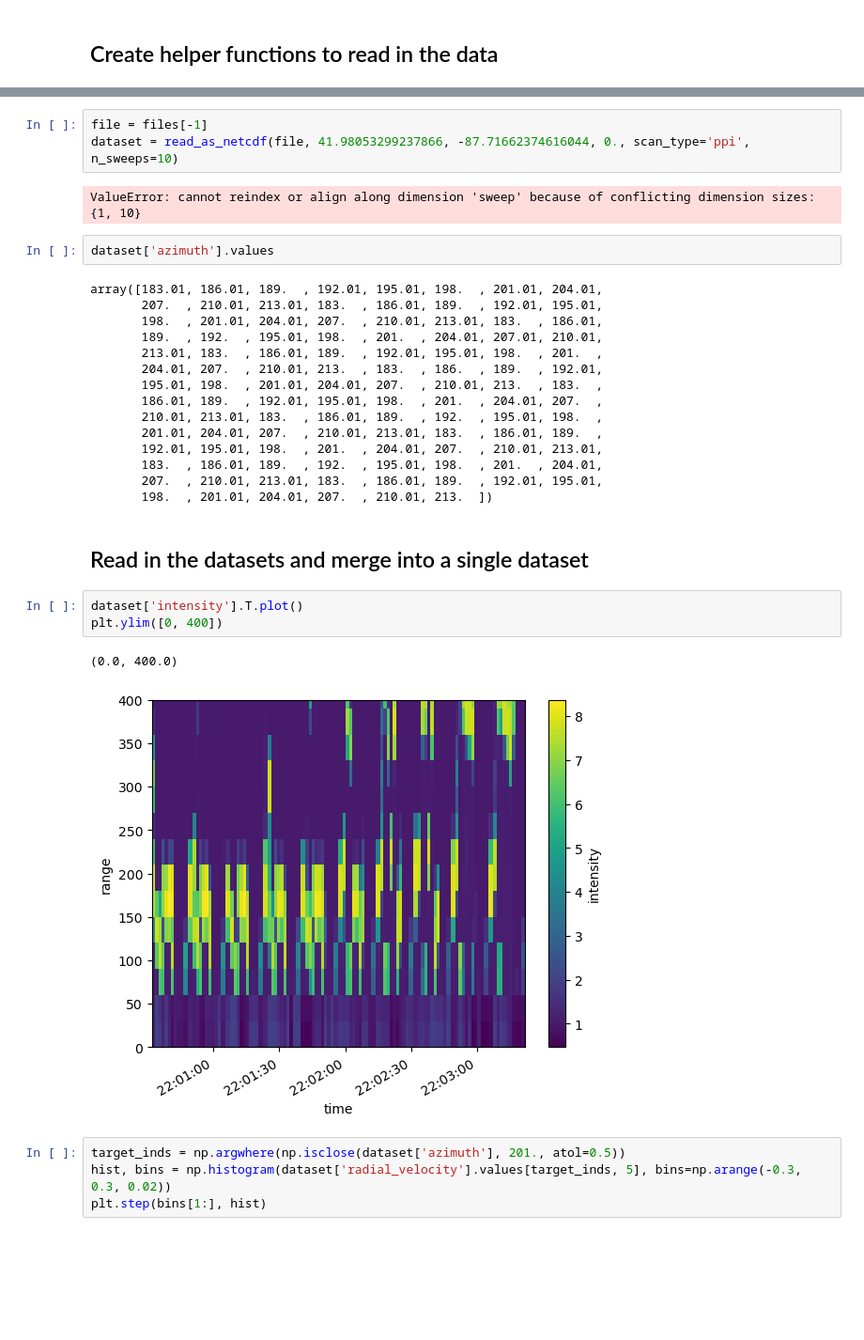
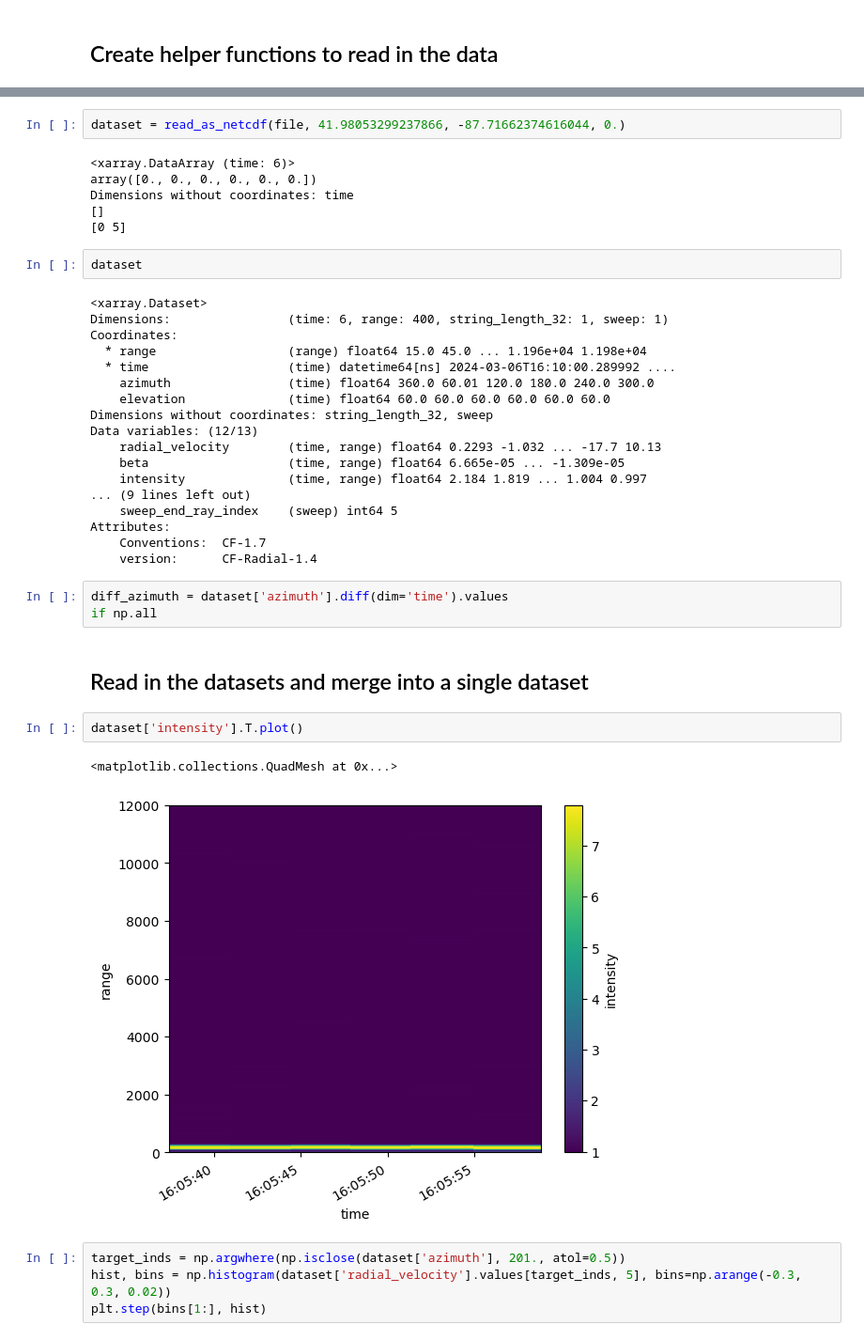
Before and after one commit to rcjackson/various_notebooks, a Jupyter notebook: read-doppler-lidar.ipynb, the cells around one changed output, grey strips where cells are left out. Shown: that part at 94% size. Cells and saved outputs as stored; diff of their text form; blank space fills up the shorter version.

```diff
--- a/read-doppler-lidar.ipynb
+++ b/read-doppler-lidar.ipynb
@@ -85,35 +136,43 @@ def read_as_netcdf(file, lat, lon, alt, scan_type='rhi', n_sweeps=1):
     ds.attrs["version"] = "CF-Radial-1.4"
     return ds
 # %%
-file = files[-1]
-dataset = read_as_netcdf(file, 41.98053299237866, -87.71662374616044, 0., scan_type='ppi', n_sweeps=10)
+dataset = read_as_netcdf(file, 41.98053299237866, -87.71662374616044, 0.)
 # %% [output]
-ValueError: cannot reindex or align along dimension 'sweep' because of conflicting dimension sizes: {1, 10}
+<xarray.DataArray (time: 6)>
+array([0., 0., 0., 0., 0., 0.])
+Dimensions without coordinates: time
+[]
+[0 5]
 # %%
-dataset['azimuth'].values
+dataset
 # %% [output]
-array([183.01, 186.01, 189.  , 192.01, 195.01, 198.  , 201.01, 204.01,
-       207.  , 210.01, 213.01, 183.  , 186.01, 189.  , 192.01, 195.01,
-       198.  , 201.01, 204.01, 207.  , 210.01, 213.01, 183.  , 186.01,
-       189.  , 192.  , 195.01, 198.  , 201.  , 204.01, 207.01, 210.01,
-       213.01, 183.  , 186.01, 189.  , 192.01, 195.01, 198.  , 201.  ,
-       204.01, 207.  , 210.01, 213.  , 183.  , 186.  , 189.  , 192.01,
-       195.01, 198.  , 201.01, 204.01, 207.  , 210.01, 213.  , 183.  ,
-       186.01, 189.  , 192.01, 195.01, 198.  , 201.  , 204.01, 207.  ,
-       210.01, 213.01, 183.  , 186.01, 189.  , 192.  , 195.01, 198.  ,
-       201.01, 204.01, 207.  , 210.01, 213.01, 183.  , 186.01, 189.  ,
-       192.01, 195.01, 198.  , 201.  , 204.01, 207.  , 210.01, 213.01,
-       183.  , 186.01, 189.  , 192.  , 195.01, 198.  , 201.  , 204.01,
-       207.  , 210.01, 213.01, 183.  , 186.01, 189.  , 192.01, 195.01,
-       198.  , 201.01, 204.01, 207.  , 210.01, 213.  ])
+<xarray.Dataset>
+Dimensions:                (time: 6, range: 400, string_length_32: 1, sweep: 1)
+Coordinates:
+  * range                  (range) float64 15.0 45.0 ... 1.196e+04 1.198e+04
+  * time                   (time) datetime64[ns] 2024-03-06T16:10:00.289992 ....
+    azimuth                (time) float64 360.0 60.01 120.0 180.0 240.0 300.0
+    elevation              (time) float64 60.0 60.0 60.0 60.0 60.0 60.0
+Dimensions without coordinates: string_length_32, sweep
+Data variables: (12/13)
+    radial_velocity        (time, range) float64 0.2293 -1.032 ... -17.7 10.13
+    beta                   (time, range) float64 6.665e-05 ... -1.309e-05
+    intensity              (time, range) float64 2.184 1.819 ... 1.004 0.997
+... (9 lines left out)
+    sweep_end_ray_index    (sweep) int64 5
+Attributes:
+    Conventions:  CF-1.7
+    version:      CF-Radial-1.4
+# %%
+diff_azimuth = dataset['azimuth'].diff(dim='time').values
+if np.all
 # %% [markdown]
 ## Read in the datasets and merge into a single dataset
 # %%
 dataset['intensity'].T.plot()
-plt.ylim([0, 400])
 # %% [output]
-(0.0, 400.0)
+<matplotlib.collections.QuadMesh at 0x...>
-[figure, old version]
+[figure, new version]
 # %%
 target_inds = np.argwhere(np.isclose(dataset['azimuth'], 201., atol=0.5))
 hist, bins = np.histogram(dataset['radial_velocity'].values[target_inds, 5], bins=np.arange(-0.3, 0.3, 0.02))
```
Also changed, not shown: parts of 3 cells of this notebook, 3 other files.
